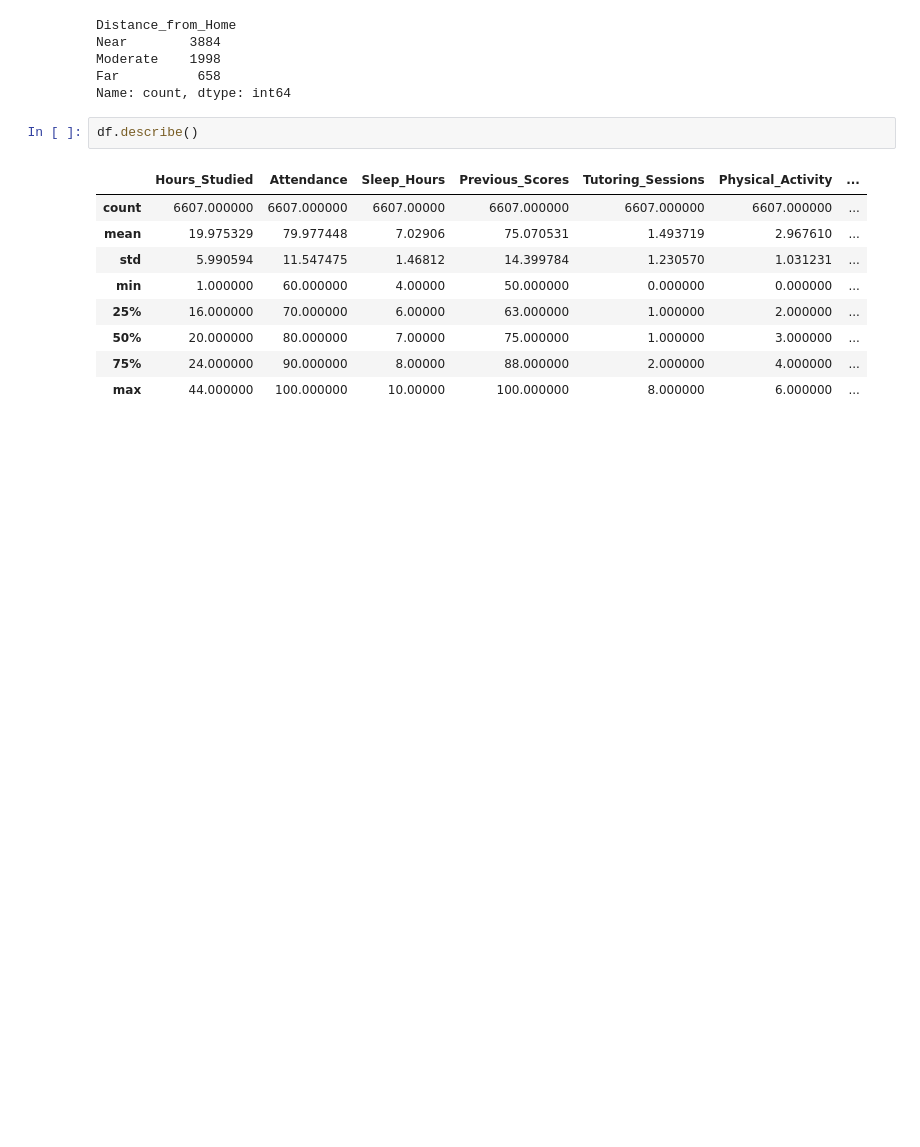
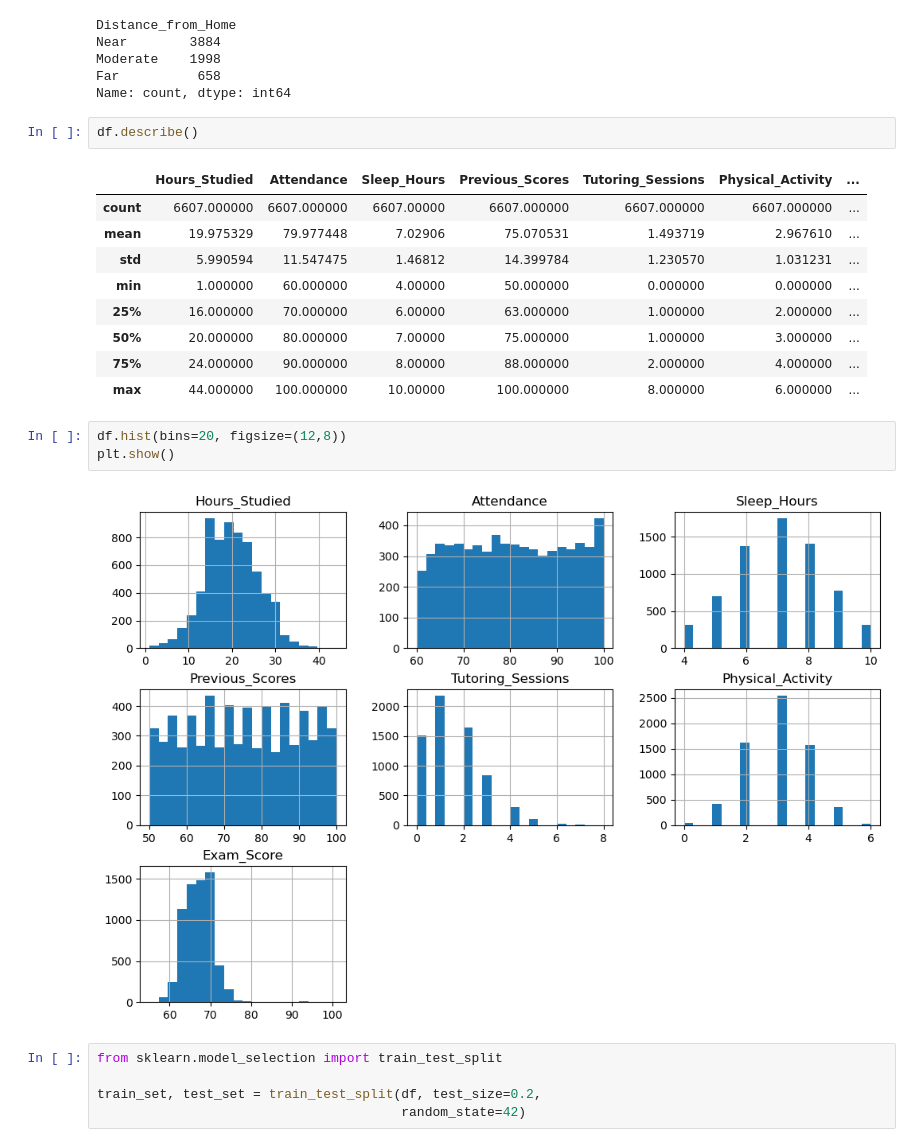
Before and after one commit to jmartinlusso/SEPA, a Jupyter notebook: student_perf.ipynb, the cells around one changed output. Saved outputs shown, nothing was run; the diff lists cells and outputs as text; blank space fills up the shorter version.

Commit message:
Plots and correlations for EDA

```diff
--- a/student_perf.ipynb
+++ b/student_perf.ipynb
@@ -60,3 +62,13 @@ df.describe()
 | 50% | 20.000000 | 80.000000 | 7.00000 | 75.000000 | 1.000000 | 3.000000 | ... |
 | 75% | 24.000000 | 90.000000 | 8.00000 | 88.000000 | 2.000000 | 4.000000 | ... |
 | max | 44.000000 | 100.000000 | 10.00000 | 100.000000 | 8.000000 | 6.000000 | ... |
+# %%
+df.hist(bins=20, figsize=(12,8))
+plt.show()
+# %% [output]
+[figure, added]
+# %%
+from sklearn.model_selection import train_test_split
+
+train_set, test_set = train_test_split(df, test_size=0.2,
+                                       random_state=42)
```
Also changed, not shown: parts of 15 cells of this notebook, 1 other file.
